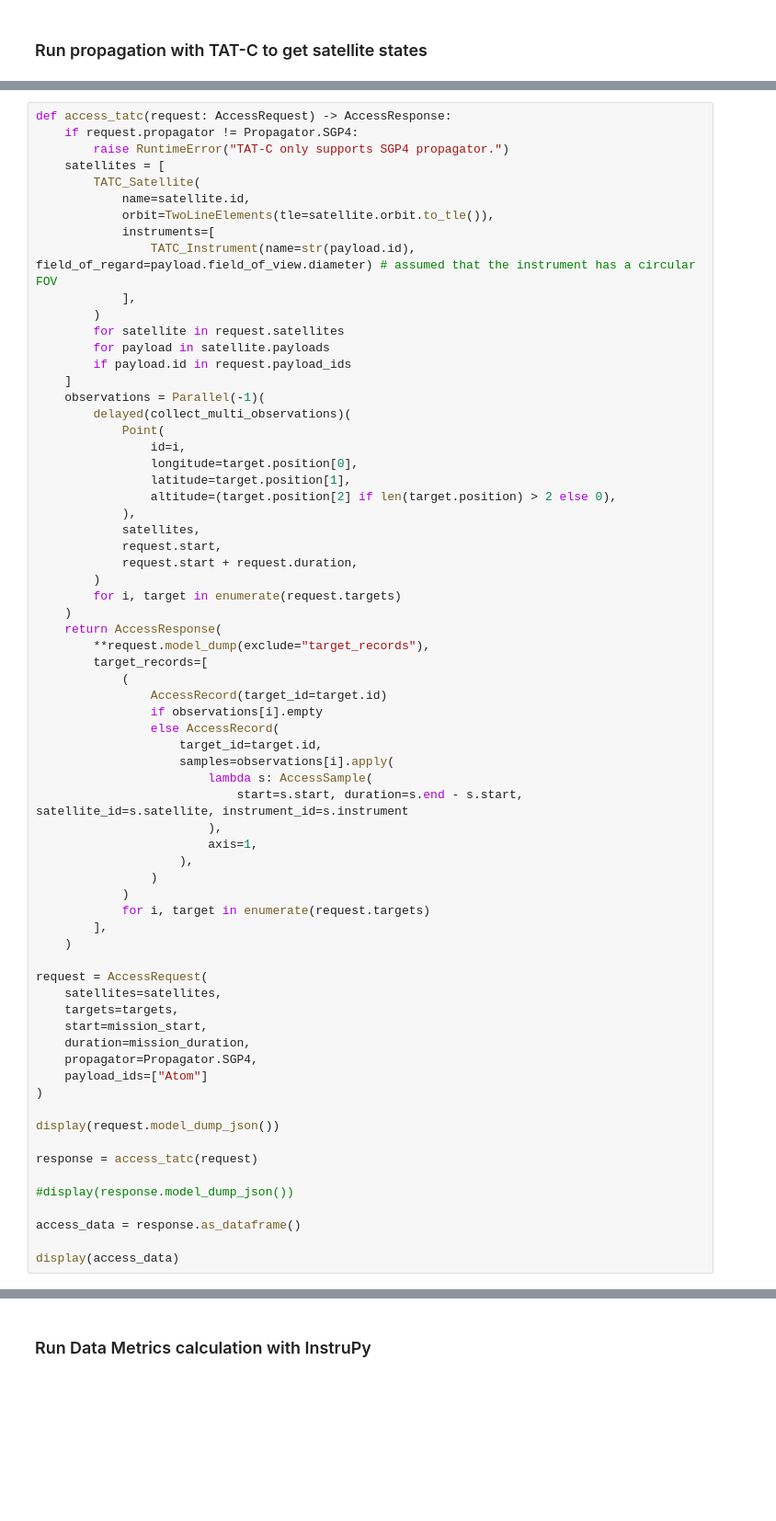
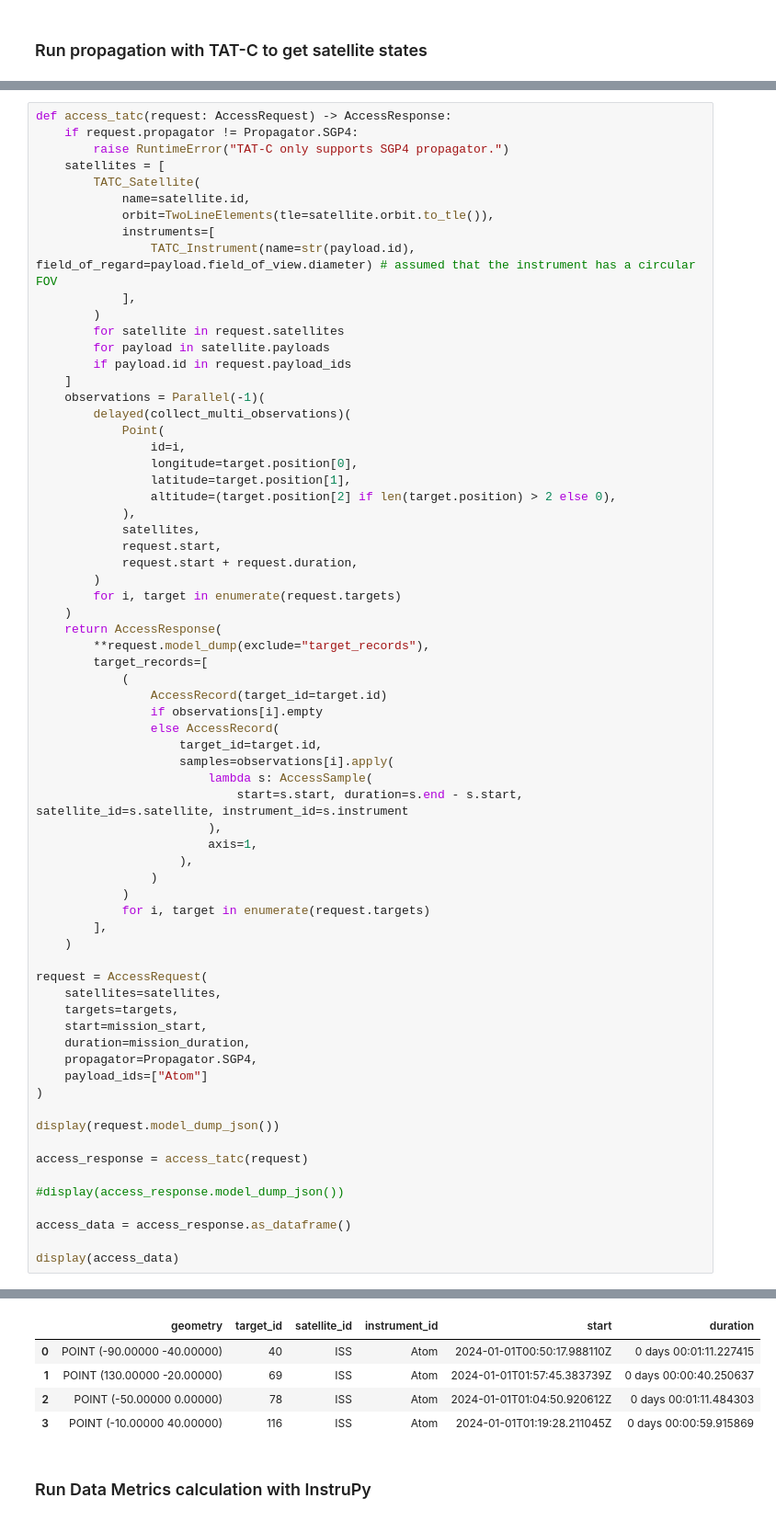
Before and after one commit to eose-tools-org/eose-api, a Jupyter notebook: src/instrument-example.ipynb, the cells around one changed output, grey strips where cells are left out. Shown at 92% size. Saved outputs shown, nothing was run; the diff lists cells and outputs as text; blank space fills up the shorter version.

```diff
--- a/src/instrument-example.ipynb
+++ b/src/instrument-example.ipynb
@@ -260,10 +256,11 @@ request = AccessRequest(
 
 display(request.model_dump_json())
 
-response = access_tatc(request)
+access_response = access_tatc(request)
 
-#display(response.model_dump_json())
+#display(access_response.model_dump_json())
 
-access_data = response.as_dataframe()
+access_data = access_response.as_dataframe()
 
 display(access_data)
+# %% [output]
@@ -270,3 +268,8 @@ display(access_data)
+|  | geometry | target_id | satellite_id | instrument_id | start | duration |
+| 0 | POINT (-90.00000 -40.00000) | 40 | ISS | Atom | 2024-01-01T00:50:17.988110Z | 0 days 00:01:11.227415 |
+| 1 | POINT (130.00000 -20.00000) | 69 | ISS | Atom | 2024-01-01T01:57:45.383739Z | 0 days 00:00:40.250637 |
+| 2 | POINT (-50.00000 0.00000) | 78 | ISS | Atom | 2024-01-01T01:04:50.920612Z | 0 days 00:01:11.484303 |
+| 3 | POINT (-10.00000 40.00000) | 116 | ISS | Atom | 2024-01-01T01:19:28.211045Z | 0 days 00:00:59.915869 |
 # %% [markdown]
 ### Run Data Metrics calculation with InstruPy
 # %%
```
Also changed, not shown: parts of 6 cells of this notebook, 1 other file.
